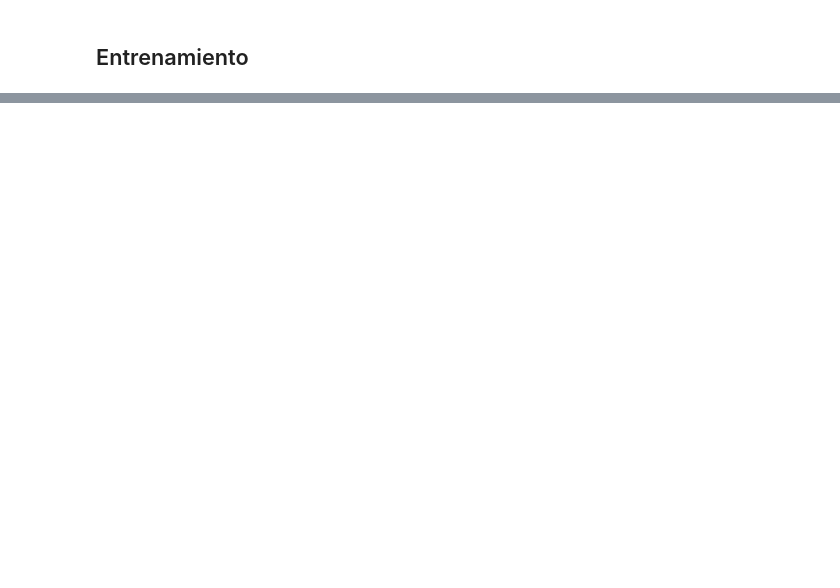
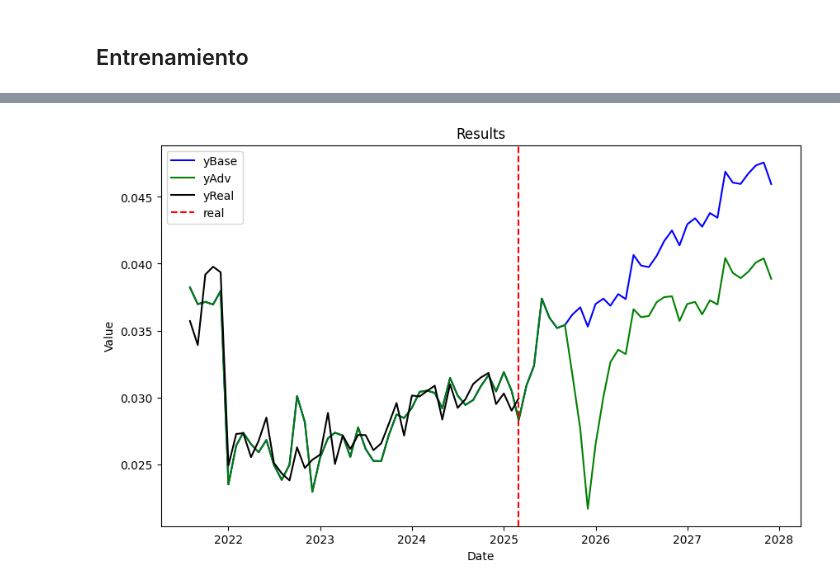
Before and after one commit to BRM17632/ir-ESC, a Jupyter notebook: Cascaron_NProphet.ipynb, the cells around one changed output, grey strips where cells are left out. Saved outputs shown, nothing was run; the diff lists cells and outputs as text; code cells hidden in the pictures; blank space fills up the shorter version.

```diff
--- a/Cascaron_NProphet.ipynb
+++ b/Cascaron_NProphet.ipynb
@@ -82,0 +41,2 @@ import NP_model
+# %%
+functions.settings.current_wd = os.getcwd()
@@ -155,3 +160,0 @@ fecha_train=input("Ingrese el añomes para hacer el corte de train/test")
-# %%
-df_inicial = Bs_Hist[['aniomes', col_pred] + additional_vars].reset_index(drop=True).copy()
-df_inicial.head()
@@ -412,0 +448,13 @@ ModuleNotFoundError: No module named 'lightning'
+# %%
+#Leemos los archivos guardados previamente para el proyecto
+with open(f'{functions.settings.current_wd}/Proyectos/{functions.settings.project_name}/modelo_{functions.settings.project_name}.pkl', 'rb') as f:
+    model_attributes = pickle.load(f)
+
+with open(f'{functions.settings.current_wd}/Proyectos/{functions.settings.project_name}/future_regressors.pkl', 'rb') as f:
+    future_regressor = pickle.load(f)
+
+with open(f'{functions.settings.current_wd}/Proyectos/{functions.settings.project_name}/granger_results.pkl', 'rb') as f:
+    significant_variables = pickle.load(f)
+
+with open(f'{functions.settings.current_wd}/Proyectos/{functions.settings.project_name}/time_events.pkl', 'rb') as f:
+    events = pickle.load(f)
@@ -412,0 +566,28 @@ ModuleNotFoundError: No module named 'lightning'
+# %%
+df_base_forecast, df_adv_forecast = functions.NP_model.run_model(model_attributes, future_regressor, basic, df_base, df_adv, added_events)
+
+df_base_forecast.rename(columns={'yhat1':'y_Base'},inplace=True)
+df_adv_forecast.rename(columns={'yhat1':'y_Adv'},inplace=True)
+
+df_Estres= df_base_forecast.merge(df_adv_forecast[['ds','y_Adv']], left_on='ds', right_on='ds', how='outer')
+
+# Extract 'ds', 'yhat1', and 'y_y' columns from the DataFrame
+ds = df_Estres['ds']
+yBase = df_Estres['y_Base']
+yAdv = df_Estres['y_Adv']
+yReal = df_Estres['y']
+
+# Plot the data
+fig = plt.figure(figsize=(10, 6))
+plt.plot(ds, yBase, label='yBase', color='blue')
+plt.plot(ds, yAdv, label='yAdv', color='green')
+plt.plot(ds, yReal, label='yReal', color='black')
+plt.axvline(x=basic.ds.max(), color='red', linestyle='--', label='real')
+plt.xlabel('Date')
+plt.ylabel('Value')
+plt.title('Results')
+plt.legend()
+plt.show()
+fig.savefig(f'{functions.settings.current_wd}/Proyectos/{functions.settings.project_name}/Output/Forecast.png', dpi=fig.dpi)
+# %% [output]
+[figure, added]
```
Also changed, not shown: parts of 69 cells of this notebook.
